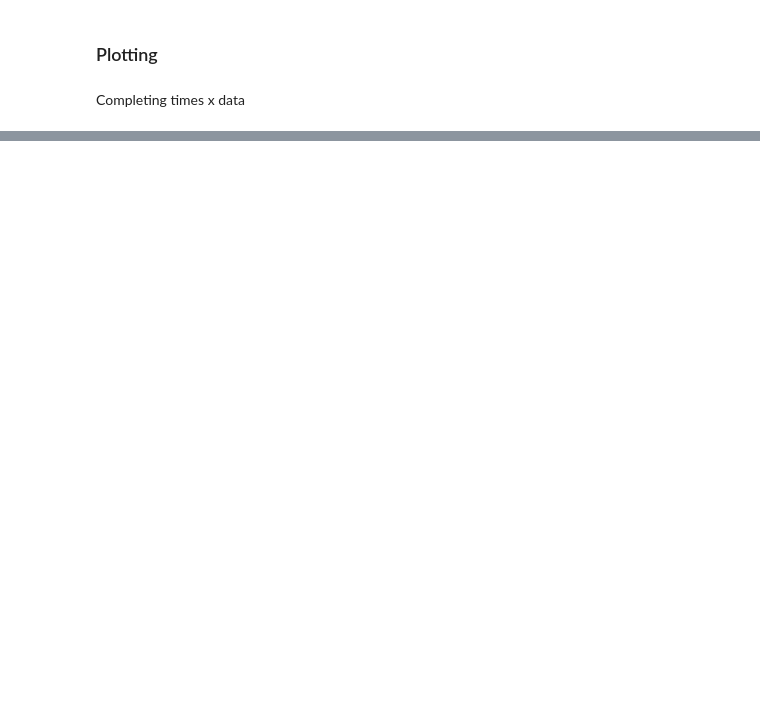
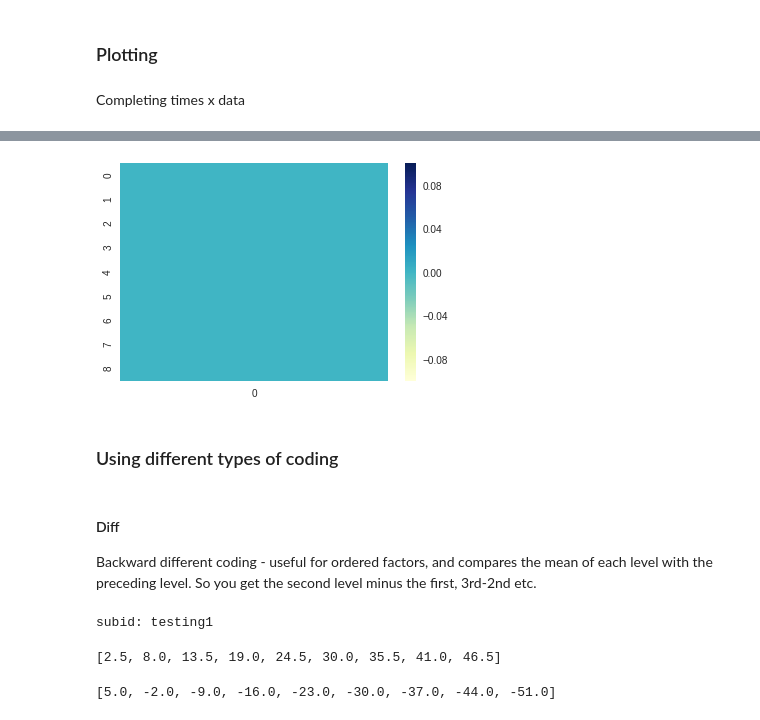
Before and after one commit to kutaslab/fitgrid, a Jupyter notebook: eegr/notebooks/simdata_tutorial.ipynb, the cells around one changed output, grey strips where cells are left out. Drawn from its saved outputs; the diff is of its cells as text; code cells hidden in the pictures; blank space fills up the shorter version.

Commit message:
added different coding types

```diff
--- a/eegr/notebooks/simdata_tutorial.ipynb
+++ b/eegr/notebooks/simdata_tutorial.ipynb
@@ -137,0 +93,18 @@ sns.heatmap(fit_grids[0]['diag']['cooks_d'], annot=False, fmt="g")
+# %%
+cooks_d = [num for num in fit_grids[0][i][0]['diag']['cooks_d']
+           for i in range(fit_grids[0].shape[0])]
+_ = sns.heatmap(np.asarray(cooks_d).reshape((fit_grids[0].shape[0],1)),
+            cmap= "YlGnBu")
+# %% [output]
+[figure, added]
+# %% [markdown]
+### Using different types of coding
+# %% [markdown]
+#### Diff
+Backward different coding - useful for ordered factors, and compares the mean of each level with the preceding level. So you get the second level minus the first, 3rd-2nd etc.
+# %%
+LHS = ["data"]
+RHS = "C(cat, Diff) + -1"
+fit_grids = fb.make_fit_table(sample_df,LHS,RHS)
+# %% [output]
+subid: testing1
@@ -137,0 +116,8 @@ sns.heatmap(fit_grids[0]['diag']['cooks_d'], annot=False, fmt="g")
+# %%
+line1
+# %% [output]
+[2.5, 8.0, 13.5, 19.0, 24.5, 30.0, 35.5, 41.0, 46.5]
+# %%
+line2
+# %% [output]
+[5.0, -2.0, -9.0, -16.0, -23.0, -30.0, -37.0, -44.0, -51.0]
```
Also changed, not shown: parts of 55 cells of this notebook, 2 other files.
